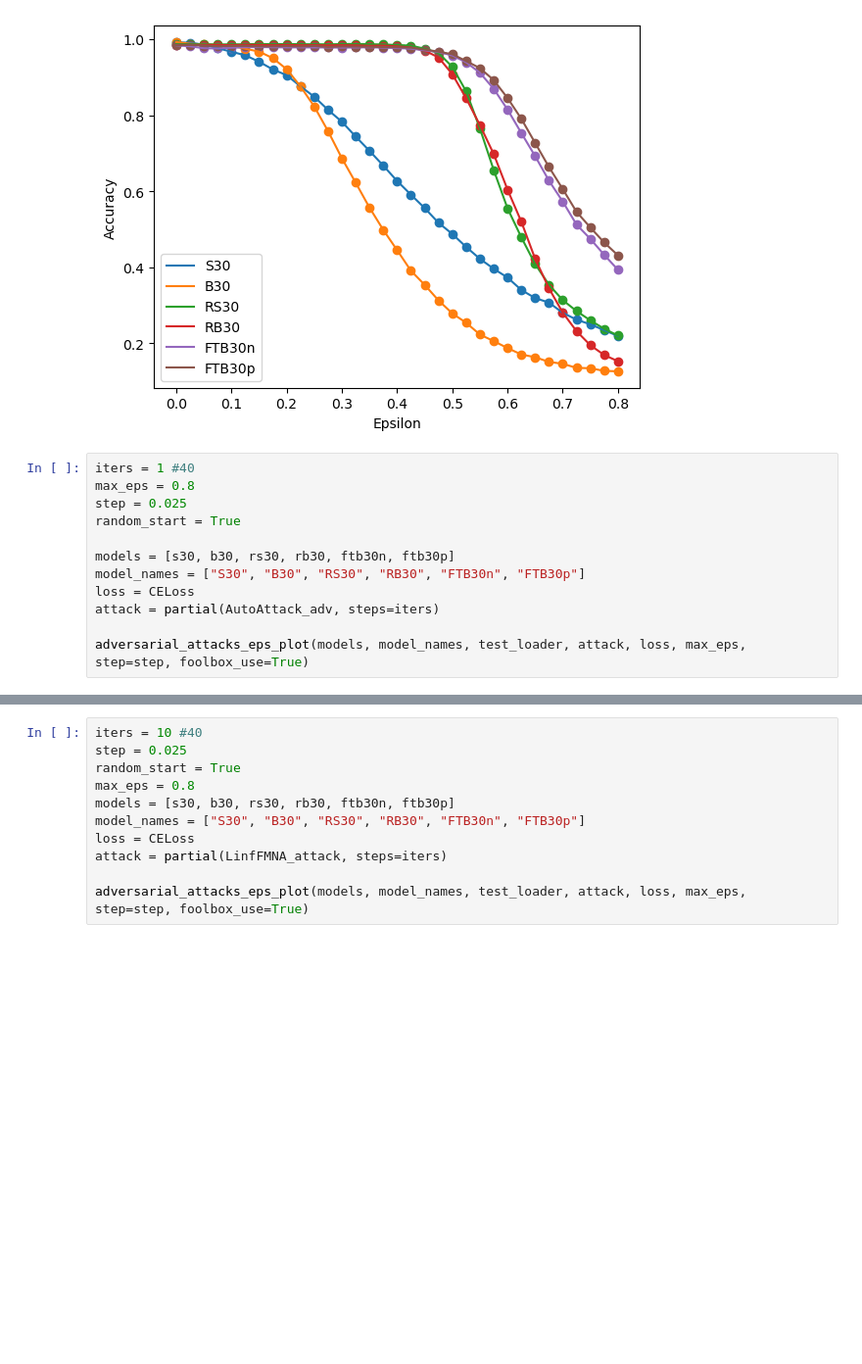
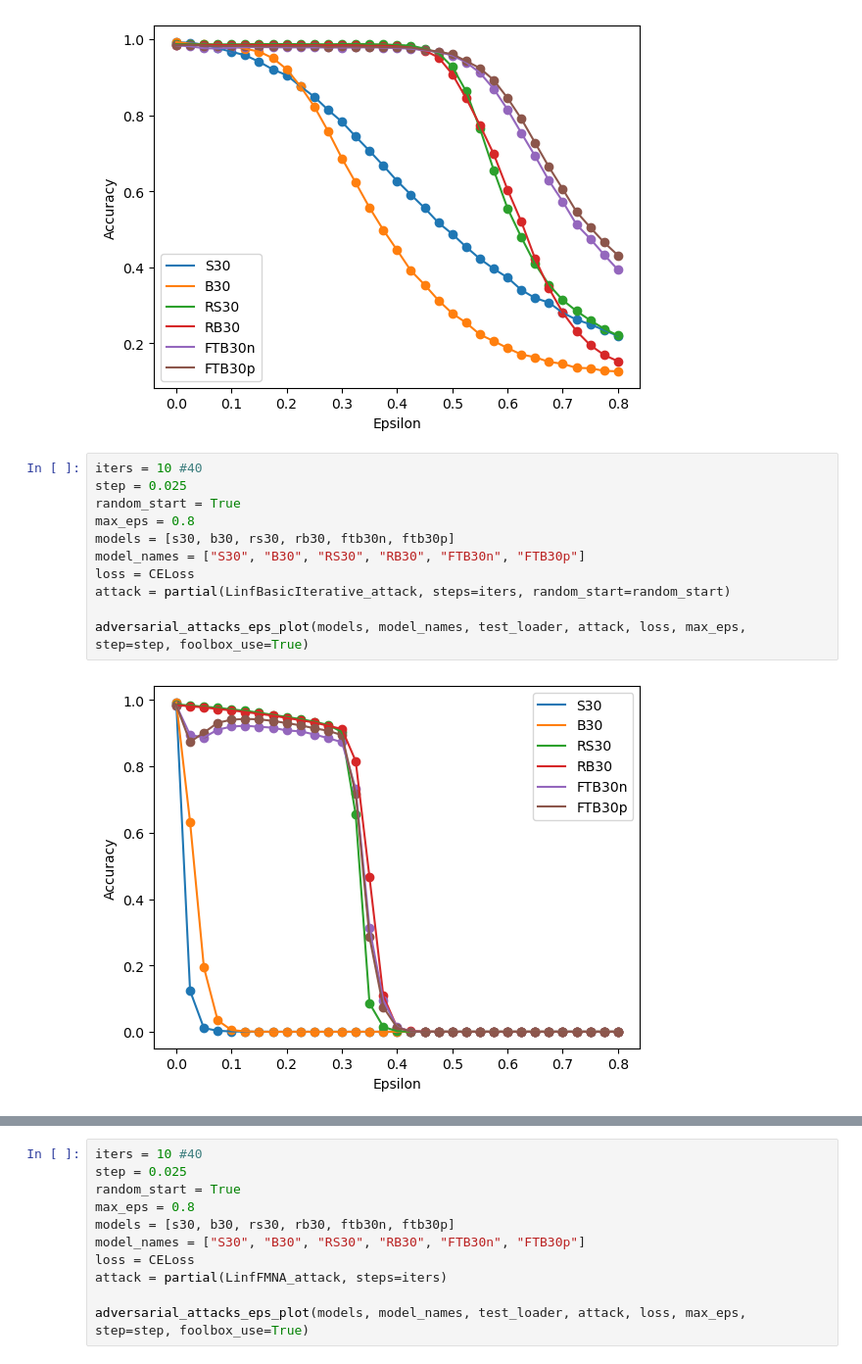
Before and after one commit to hugorecio-7/Praktikak-PrototypeDNN-Robustness-main, a Jupyter notebook: Adversarial_Attacks_Testing.ipynb, the cells around one changed output, grey strips where cells are left out. Shown at 98% size. Cells and saved outputs as stored; diff of their text form; blank space fills up the shorter version.

```diff
--- a/Adversarial_Attacks_Testing.ipynb
+++ b/Adversarial_Attacks_Testing.ipynb
@@ -144,14 +144,15 @@ adversarial_attacks_eps_plot(models, model_names, test_loader, attack, loss, max
 # %% [output]
 [figure]
 # %%
-iters = 1 #40
-max_eps = 0.8
+iters = 10 #40
 step = 0.025
 random_start = True
-
+max_eps = 0.8
 models = [s30, b30, rs30, rb30, ftb30n, ftb30p]
 model_names = ["S30", "B30", "RS30", "RB30", "FTB30n", "FTB30p"]
 loss = CELoss
-attack = partial(AutoAttack_adv, steps=iters)
+attack = partial(LinfBasicIterative_attack, steps=iters, random_start=random_start)
 
 adversarial_attacks_eps_plot(models, model_names, test_loader, attack, loss, max_eps, step=step, foolbox_use=True)
+# %% [output]
+[figure, added]
```
Also changed, not shown: parts of 3 cells of this notebook, 2 other files.
